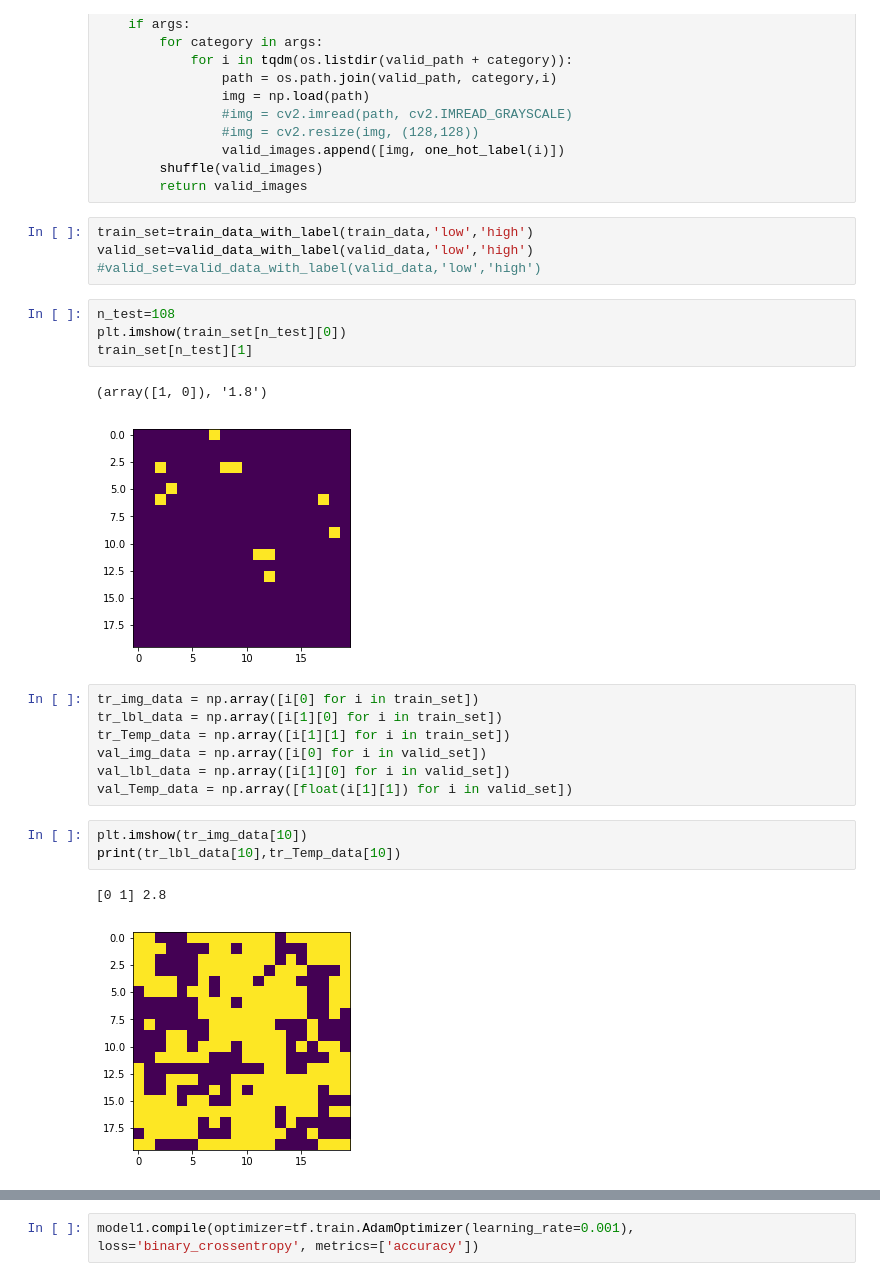
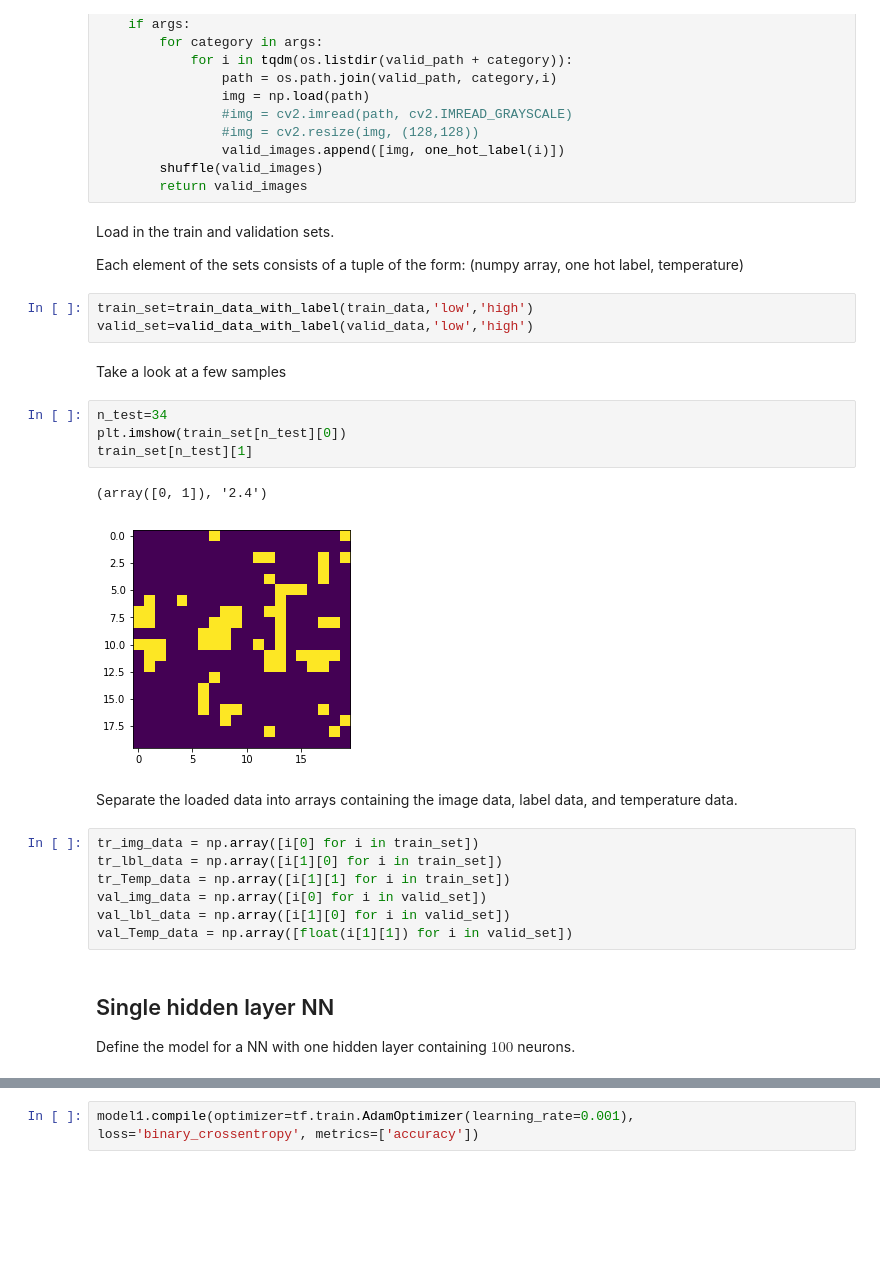
Before and after one commit to DanielJCase/Ising-Deep-Learning, a Jupyter notebook: Ising_NN.ipynb, the cells around one changed output, grey strips where cells are left out. Cells and saved outputs as stored; diff of their text form; blank space fills up the shorter version.

```diff
--- a/Ising_NN.ipynb
+++ b/Ising_NN.ipynb
@@ -48,17 +60,24 @@ def valid_data_with_label(valid_path,*args):
                 valid_images.append([img, one_hot_label(i)])
         shuffle(valid_images)
         return valid_images
+# %% [markdown]
+Load in the train and validation sets.
+
+Each element of the sets consists of a tuple of the form: (numpy array, one hot label, temperature)
 # %%
 train_set=train_data_with_label(train_data,'low','high')
 valid_set=valid_data_with_label(valid_data,'low','high')
-#valid_set=valid_data_with_label(valid_data,'low','high')
+# %% [markdown]
+Take a look at a few samples
 # %%
-n_test=108
+n_test=34
 plt.imshow(train_set[n_test][0])
 train_set[n_test][1]
 # %% [output]
-(array([1, 0]), '1.8')
+(array([0, 1]), '2.4')
-[figure, old version]
+[figure, new version]
+# %% [markdown]
+Separate the loaded data into arrays containing the image data, label data, and temperature data.
 # %%
 tr_img_data = np.array([i[0] for i in train_set])
 tr_lbl_data = np.array([i[1][0] for i in train_set])
@@ -66,12 +85,9 @@ tr_Temp_data = np.array([i[1][1] for i in train_set])
 val_img_data = np.array([i[0] for i in valid_set])
 val_lbl_data = np.array([i[1][0] for i in valid_set])
 val_Temp_data = np.array([float(i[1][1]) for i in valid_set])
-# %%
-plt.imshow(tr_img_data[10])
-print(tr_lbl_data[10],tr_Temp_data[10])
-# %% [output]
-[0 1] 2.8
-[figure, removed]
+# %% [markdown]
+## Single hidden layer NN
+Define the model for a NN with one hidden layer containing $100$ neurons.
 # %%
 model1 = keras.Sequential([
     keras.layers.Flatten(input_shape=(20, 20)),
```
Also changed, not shown: parts of 38 cells of this notebook, 1 other file.
